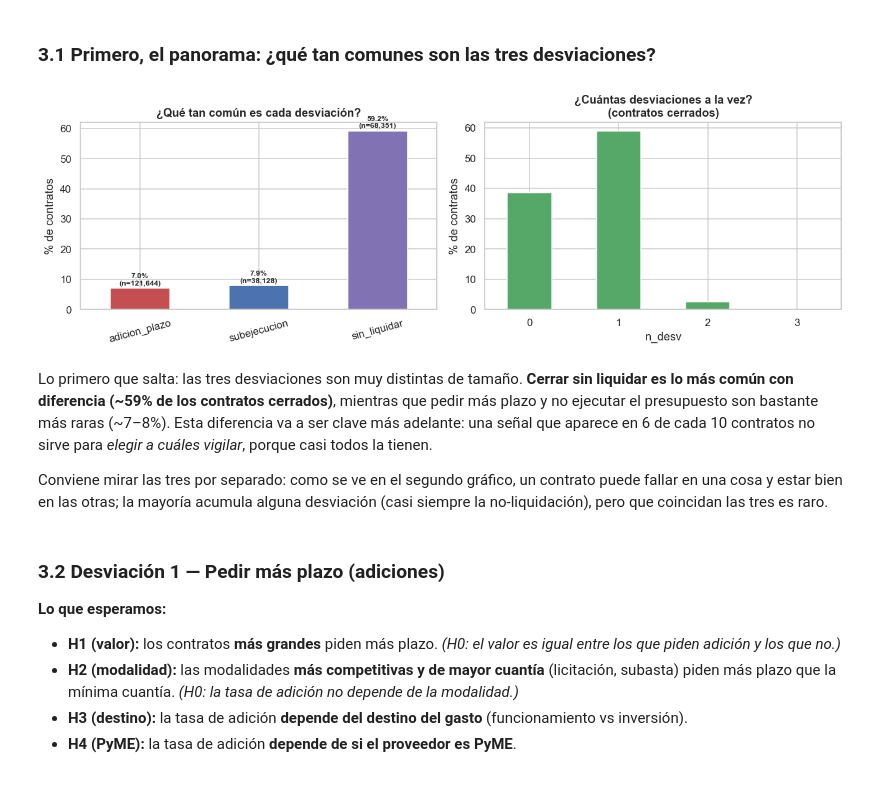
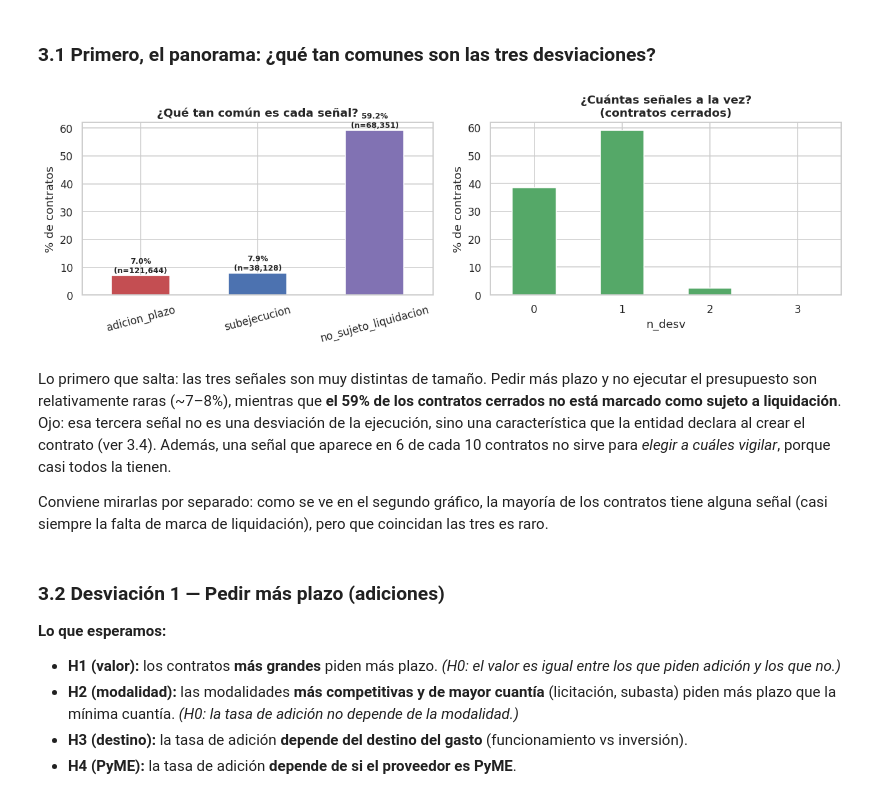
Before and after one commit to Danielfts/MINE-ciencia-de-datos, a Jupyter notebook: Taller 1/notebooks/03_analisis.ipynb, the cells around one changed output. Saved outputs shown, nothing was run; the diff lists cells and outputs as text; code cells hidden in the pictures.

```diff
--- a/Taller 1/notebooks/03_analisis.ipynb
+++ b/Taller 1/notebooks/03_analisis.ipynb
@@ -64,10 +65,10 @@ print(f'Dataset limpio: {d.shape[0]:,} x {d.shape[1]}')
 # (los de 2024-2025 todavía están abiertos; ver la justificación en 01 y 02).
 base_adic = d[d['periodo_analisis']].copy()                 # la adición se puede ver sin que el contrato cierre
 base_sub = d[d['subejecucion'].notna()].copy()              # cerrado, en periodo y con ejecución reportada
-base_liq = d[d['sin_liquidar'].notna()].copy()              # cerrado y en periodo
+base_liq = d[d['no_sujeto_liquidacion'].notna()].copy()              # cerrado y en periodo (marca de liquidación)
 print(f'Base adición   (firma<=2023):            {len(base_adic):,}  | tasa {base_adic["adicion_plazo"].mean()*100:.1f}%')
 print(f'Base subejecución (cerrado & reportado): {len(base_sub):,}  | tasa {base_sub["subejecucion"].mean()*100:.1f}%')
-print(f'Base sin liquidar (cerrado):             {len(base_liq):,}  | tasa {base_liq["sin_liquidar"].mean()*100:.1f}%')
+print(f'Base marca de liquidación (cerrado):     {len(base_liq):,}  | tasa {base_liq["no_sujeto_liquidacion"].mean()*100:.1f}%')
 # %% [output]
 Dataset limpio: 196,391 x 61
 Base adición   (firma<=2023):            121,644  | tasa 7.0%
@@ -114,38 +115,38 @@ Recordatorio: con esta cantidad de datos casi todo sale significativo; miramos e
 # %%
 # Cada desviación se mide sobre su propia base (tienen denominadores distintos), así que las tasas
 # no son directamente comparables entre sí; lo que importa aquí es el orden de magnitud de cada una.
 com = base_liq.copy()
 com['f_adic'] = com['adicion_plazo'].astype(int)
 com['f_sub'] = com['subejecucion'].fillna(False).astype(int)
-com['f_liq'] = com['sin_liquidar'].astype(int)
+com['f_liq'] = com['no_sujeto_liquidacion'].astype(int)
 com['n_desv'] = com[['f_adic', 'f_sub', 'f_liq']].sum(axis=1)
 
 fig, axes = plt.subplots(1, 2, figsize=(12, 4))
 tasas_glob = pd.Series({
     'adicion_plazo': base_adic['adicion_plazo'].mean(),
     'subejecucion': base_sub['subejecucion'].mean(),
-    'sin_liquidar': base_liq['sin_liquidar'].mean(),
+    'no_sujeto_liquidacion': base_liq['no_sujeto_liquidacion'].mean(),
 }) * 100
-bases_n = {'adicion_plazo': len(base_adic), 'subejecucion': len(base_sub), 'sin_liquidar': len(base_liq)}
+bases_n = {'adicion_plazo': len(base_adic), 'subejecucion': len(base_sub), 'no_sujeto_liquidacion': len(base_liq)}
 tasas_glob.plot(kind='bar', ax=axes[0], color=['#C44E52', '#4C72B0', '#8172B3'])
-axes[0].set_title('¿Qué tan común es cada desviación?'); axes[0].set_ylabel('% de contratos'); axes[0].tick_params(axis='x', rotation=15)
+axes[0].set_title('¿Qué tan común es cada señal?'); axes[0].set_ylabel('% de contratos'); axes[0].tick_params(axis='x', rotation=15)
 for i, (k, v) in enumerate(tasas_glob.items()):
     axes[0].text(i, v + 1, f'{v:.1f}%\n(n={bases_n[k]:,})', ha='center', fontsize=8, fontweight='bold')
 
 com['n_desv'].value_counts(normalize=True).sort_index().mul(100).plot(kind='bar', ax=axes[1], color='#55A868')
-axes[1].set_title('¿Cuántas desviaciones a la vez?\n(contratos cerrados)'); axes[1].set_ylabel('% de contratos'); axes[1].tick_params(axis='x', rotation=0)
+axes[1].set_title('¿Cuántas señales a la vez?\n(contratos cerrados)'); axes[1].set_ylabel('% de contratos'); axes[1].tick_params(axis='x', rotation=0)
 plt.tight_layout(); plt.savefig(f'{RUTA_FIGS}/03_panorama.png', bbox_inches='tight'); plt.show()
 # %% [output]
-[figure, old version]
+[figure, new version]
 # %% [markdown]
-Lo primero que salta: las tres desviaciones son muy distintas de tamaño. **Cerrar sin liquidar es lo más
-común con diferencia (~59% de los contratos cerrados)**, mientras que pedir más plazo y no ejecutar el
-presupuesto son bastante más raras (~7–8%). Esta diferencia va a ser clave más adelante: una señal que aparece
-en 6 de cada 10 contratos no sirve para *elegir a cuáles vigilar*, porque casi todos la tienen.
+Lo primero que salta: las tres señales son muy distintas de tamaño. Pedir más plazo y no ejecutar el presupuesto
+son relativamente raras (~7–8%), mientras que **el 59% de los contratos cerrados no está marcado como sujeto a
+liquidación**. Ojo: esa tercera señal no es una desviación de la ejecución, sino una característica que la entidad
+declara al crear el contrato (ver 3.4). Además, una señal que aparece en 6 de cada 10 contratos no sirve para
+*elegir a cuáles vigilar*, porque casi todos la tienen.
 
-Conviene mirar las tres por separado: como se ve en el segundo gráfico, un contrato puede fallar en una cosa y
-estar bien en las otras; la mayoría acumula alguna desviación (casi siempre la no-liquidación), pero que
-coincidan las tres es raro.
+Conviene mirarlas por separado: como se ve en el segundo gráfico, la mayoría de los contratos tiene alguna señal
+(casi siempre la falta de marca de liquidación), pero que coincidan las tres es raro.
 # %% [markdown]
 ### 3.2 Desviación 1 — Pedir más plazo (adiciones)
 
```
Also changed, not shown: parts of 17 cells of this notebook, 11 other files.
